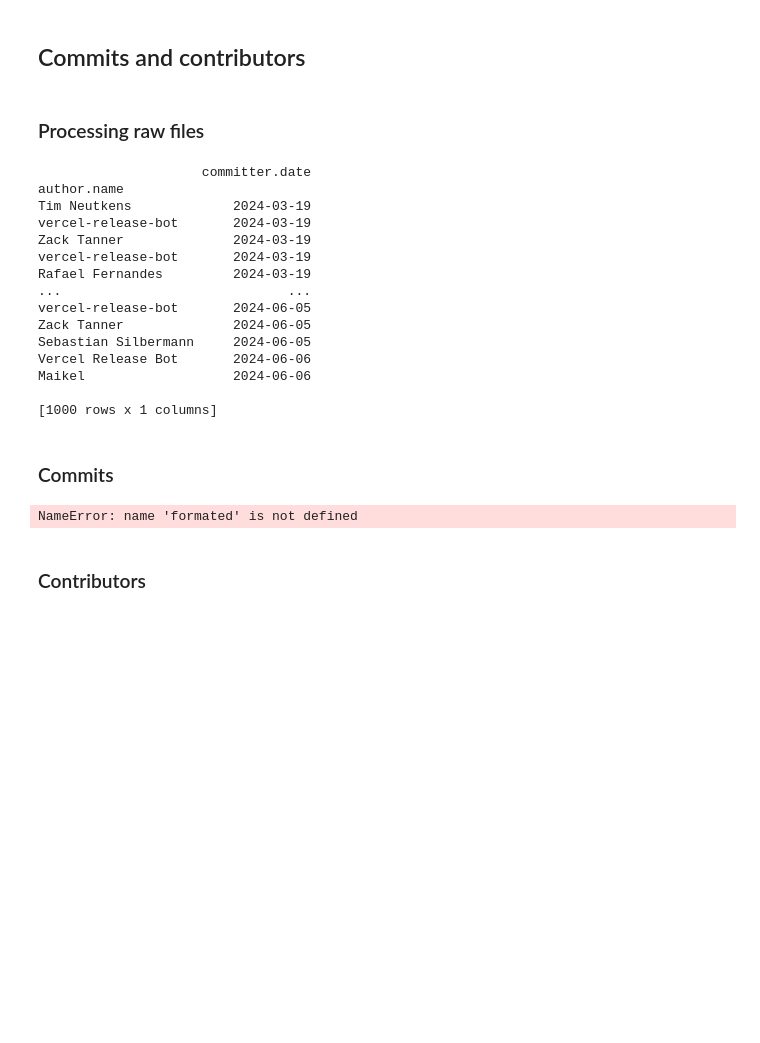
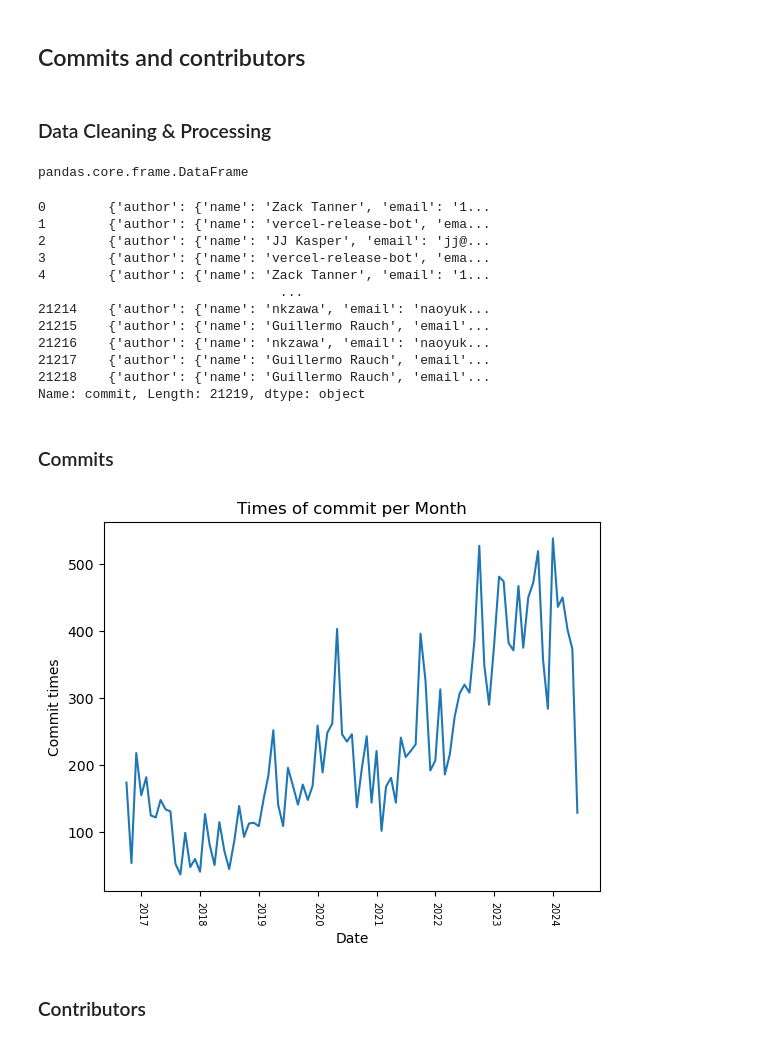
Before and after one commit to its6ueq/AIT2003, a Jupyter notebook: main.ipynb, the cells around one changed output. Drawn from its saved outputs; the diff is of its cells as text; code cells hidden in the pictures; blank space fills up the shorter version.

```diff
--- a/main.ipynb
+++ b/main.ipynb
@@ -9,4 +9,4 @@ import os
 # %% [markdown]
 ## Commits and contributors
 # %% [markdown]
-### Processing raw files
+### Data Cleaning & Processing
@@ -31,6 +13,9 @@ with open("Data/Commit/rawFile.txt", "w") as outfile:
 # %%
 #read raw.txt file
-rawCommit = pd.read_json("Data/Commit/rawFile.txt")
+rawCommit = pd.read_json("Raw/Commit/raw.txt")
+type(rawCommit)
+# %% [output]
+pandas.core.frame.DataFrame
 # %%
 #split the data in 'commit' column
 formatedCommit = pd.json_normalize(rawCommit.commit)
@@ -44,37 +29,36 @@ formatedCommit = formatedCommit.sort_values(by = 'committer.date')
 formatedCommit.to_csv('Data/Commit/clearedFile.csv', index = False)
 #print the result
 formatedCommit.set_index('author.name', inplace = True)
-print(formatedCommit)
 # %% [output]
-                     committer.date
-author.name
-Tim Neutkens             2024-03-19
-vercel-release-bot       2024-03-19
-Zack Tanner              2024-03-19
-vercel-release-bot       2024-03-19
-Rafael Fernandes         2024-03-19
-...                             ...
-vercel-release-bot       2024-06-05
-Zack Tanner              2024-06-05
-Sebastian Silbermann     2024-06-05
-Vercel Release Bot       2024-06-06
-Maikel                   2024-06-06
-
-[1000 rows x 1 columns]
+0        {'author': {'name': 'Zack Tanner', 'email': '1...
+1        {'author': {'name': 'vercel-release-bot', 'ema...
+2        {'author': {'name': 'JJ Kasper', 'email': 'jj@...
+3        {'author': {'name': 'vercel-release-bot', 'ema...
+4        {'author': {'name': 'Zack Tanner', 'email': '1...
+                               ...
+21214    {'author': {'name': 'nkzawa', 'email': 'naoyuk...
+21215    {'author': {'name': 'Guillermo Rauch', 'email'...
+21216    {'author': {'name': 'nkzawa', 'email': 'naoyuk...
+21217    {'author': {'name': 'Guillermo Rauch', 'email'...
+21218    {'author': {'name': 'Guillermo Rauch', 'email'...
+Name: commit, Length: 21219, dtype: object
 # %% [markdown]
 ### Commits
 # %%
 #Times of commit per day
-date = formatedCommit["committer.date"].groupby(pd.to_datetime(formated['committer.date'])).count()
+date = formatedCommit.copy()
+date['committer.month'] = date['committer.date'].apply(lambda x: x.strftime('%Y-%m'))
+date
+date = date['committer.month'].groupby(pd.to_datetime(date['committer.month'])).count()
 plt.plot(date.index, date.values)
 plt.xlabel('Date')
 plt.ylabel('Commit times')
-plt.title('Times of commit per Day')
-plt.gca().xaxis.set_major_locator(mdates.DayLocator(interval=3))
+plt.title('Times of commit per Month')
+plt.gca().xaxis.set_major_locator(mdates.YearLocator())
 plt.xticks(rotation=270, fontweight='light',  fontsize='x-small')
 plt.show()
 # %% [output]
-NameError: name 'formated' is not defined
+[figure, added]
 # %% [markdown]
 ### Contributors
 # %%
```
Also changed, not shown: parts of 18 cells of this notebook, 3 other files.
